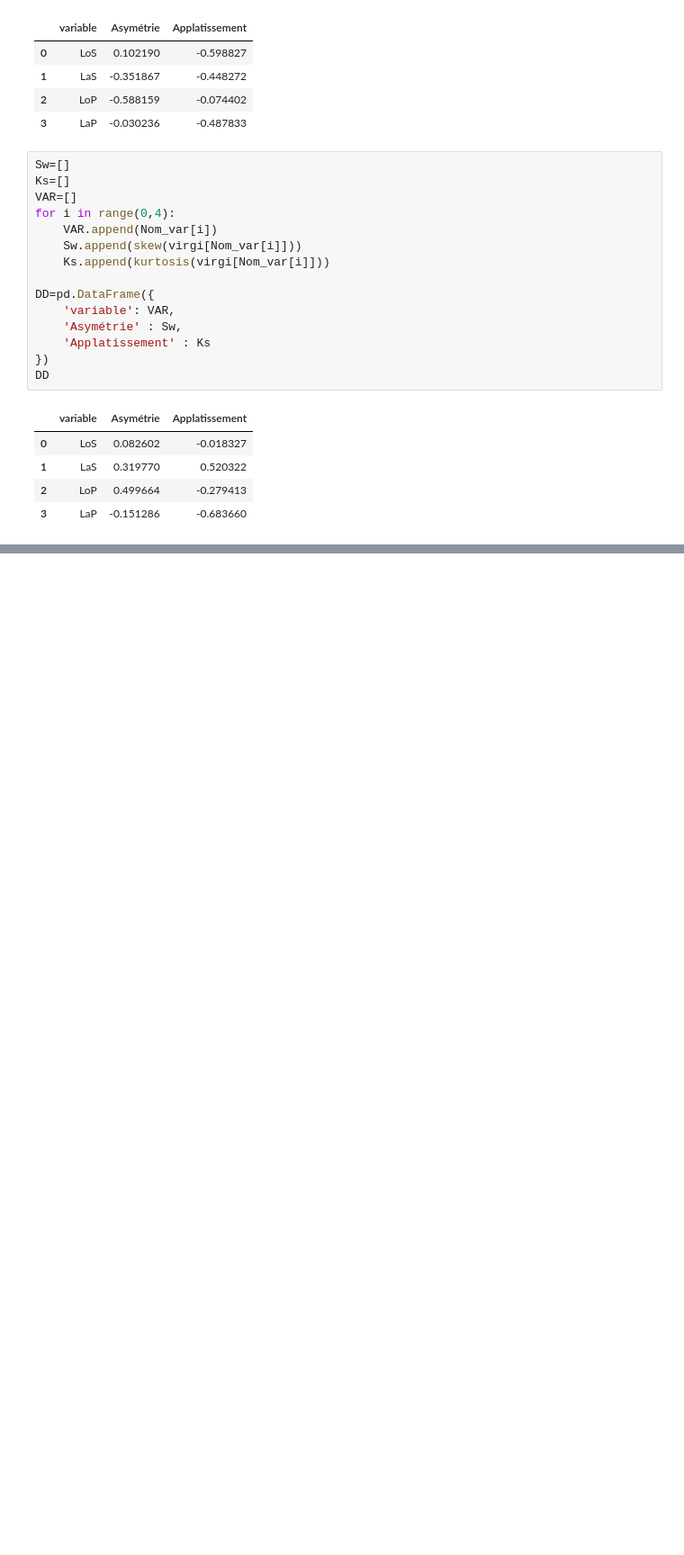
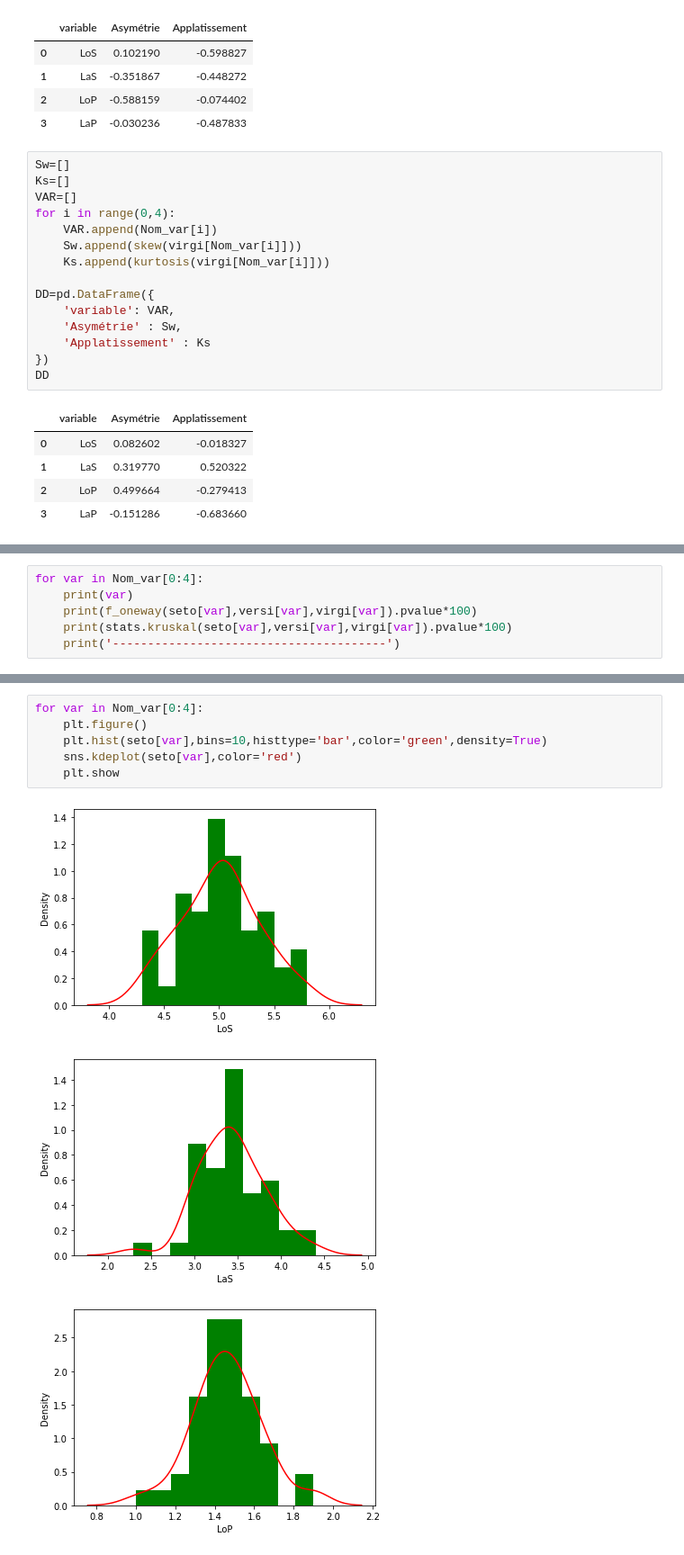
Before and after one commit to kolekeita/Travaux-pratiques-en-Machine-Learning, a Jupyter notebook: Iris_Fleur/Untitled.ipynb, the cells around one changed output, grey strips where cells are left out. Shown: that part at 90% size. Saved outputs shown, nothing was run; the diff lists cells and outputs as text; blank space fills up the shorter version.

```diff
--- a/Iris_Fleur/Untitled.ipynb
+++ b/Iris_Fleur/Untitled.ipynb
@@ -573,0 +618,6 @@ DD
+# %%
+for var in Nom_var[0:4]:
+    print(var)
+    print(f_oneway(seto[var],versi[var],virgi[var]).pvalue*100)
+    print(stats.kruskal(seto[var],versi[var],virgi[var]).pvalue*100)
+    print('---------------------------------------')
@@ -573,0 +646,10 @@ DD
+# %%
+for var in Nom_var[0:4]:
+    plt.figure()
+    plt.hist(seto[var],bins=10,histtype='bar',color='green',density=True)
+    sns.kdeplot(seto[var],color='red')
+    plt.show
+# %% [output]
+[figure, added]
+[figure, added]
+[figure, added]
```
Also changed, not shown: parts of 22 cells of this notebook.
